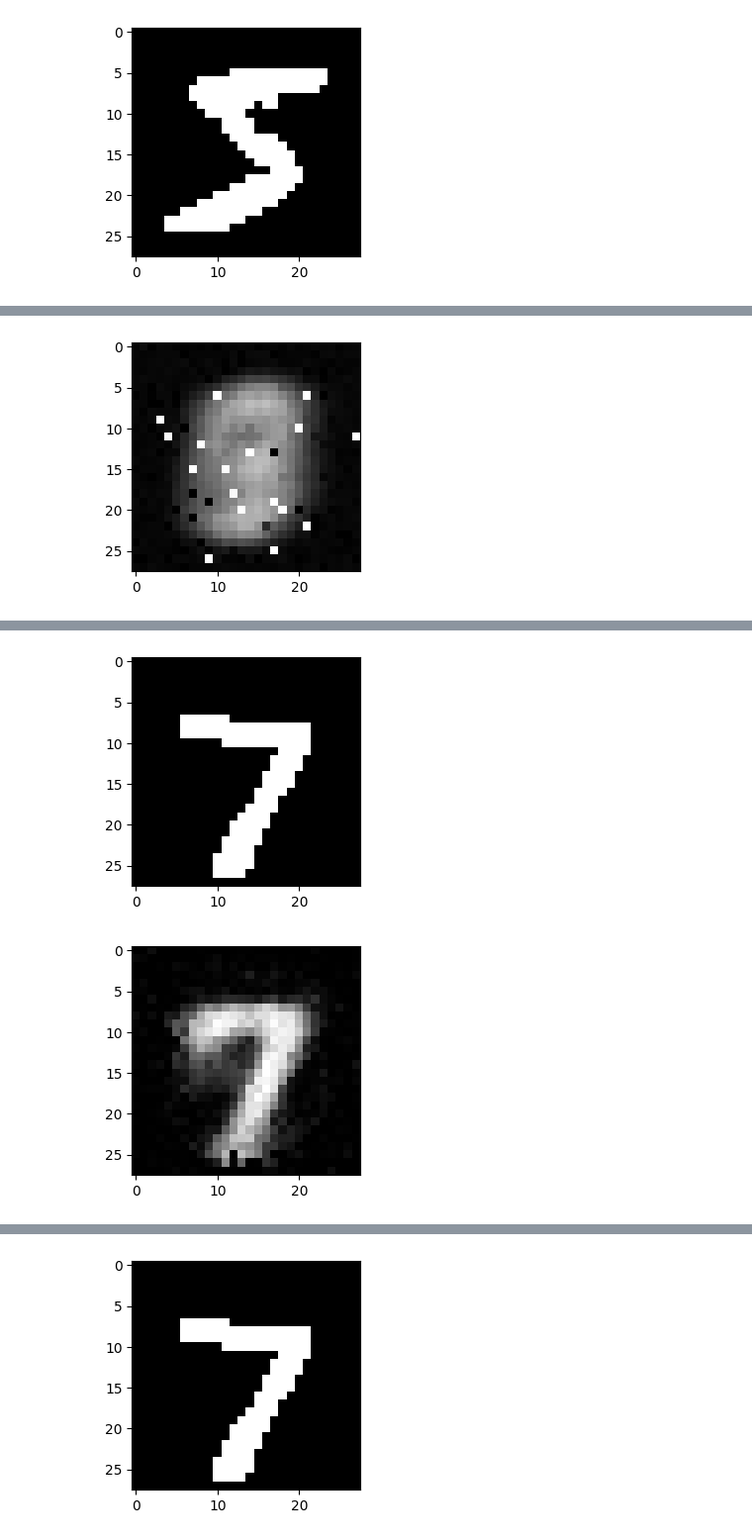
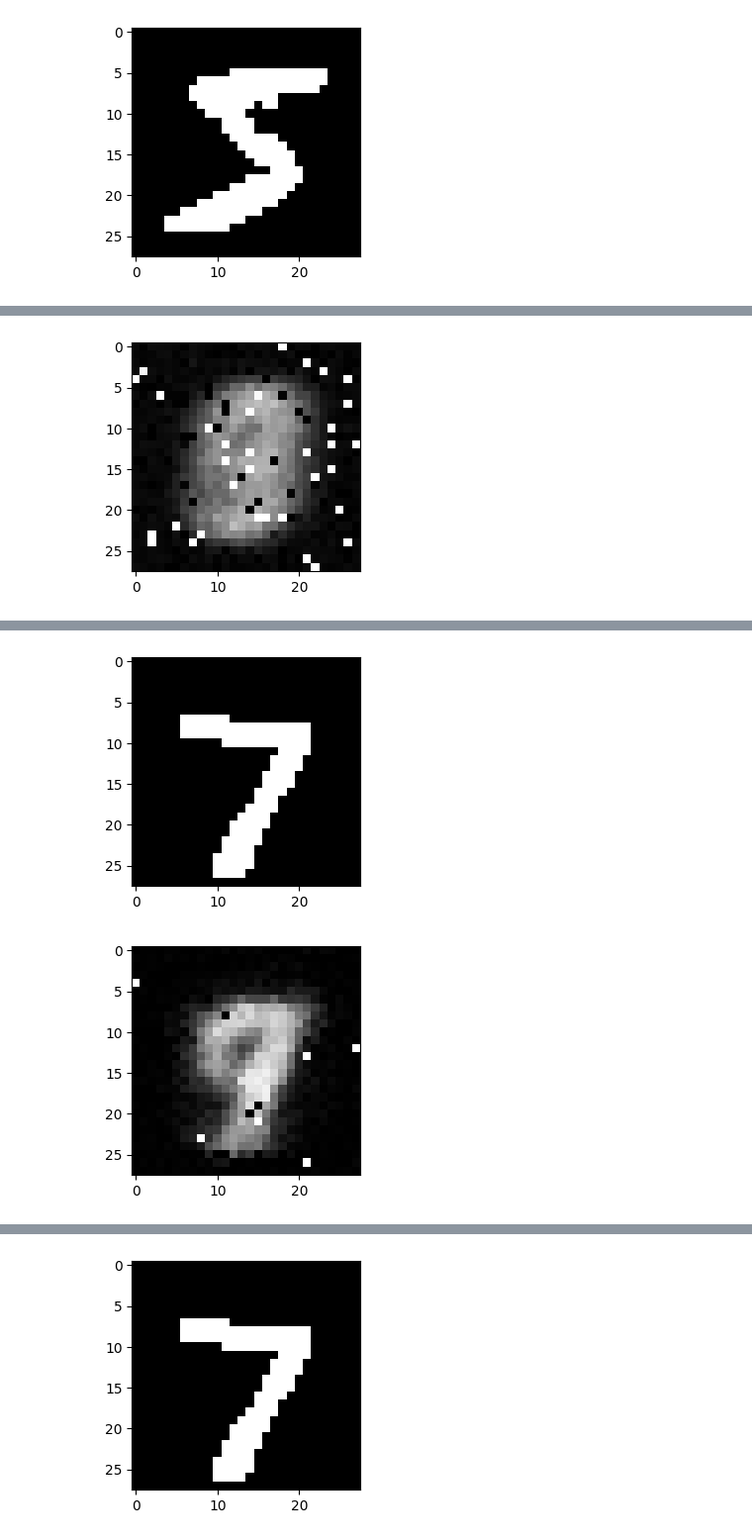
Before and after one commit to Lyshen/PiggyToy, a Jupyter notebook: Lesson05_VAE_practice.ipynb, the cells around one changed output, grey strips where cells are left out. Shown at 99% size. Saved outputs shown, nothing was run; the diff lists cells and outputs as text; code cells hidden in the pictures.

```diff
--- a/Lesson05_VAE_practice.ipynb
+++ b/Lesson05_VAE_practice.ipynb
@@ -219,14 +217,14 @@ class VAE:
 demo_vae = VAE(28*28, 2)
 loss = Cross_Entropy_Loss()
 
-epochs = 600
+epochs = 300
 m = train_labels.shape[0]
 
 for t in range(epochs):
     if t % 10 == 0:
         print(f"Epoch {t+1}\n-------------------------------")
 
-    batch_size = 60
+    batch_size = 30
     batch_matrix = shuffle_dataset(m, batch_size)
 
     l = 0.
@@ -266,2 +264,2 @@ t: 1  loss : 142065.26555925788
 [figure]
-[figure, old version]
+[figure, new version]
@@ -285,2 +283,2 @@ t: 21  loss : 112676.34804202631
 [figure]
-[figure, old version]
+[figure, new version]
```
Also changed, not shown: parts of 7 cells of this notebook.
